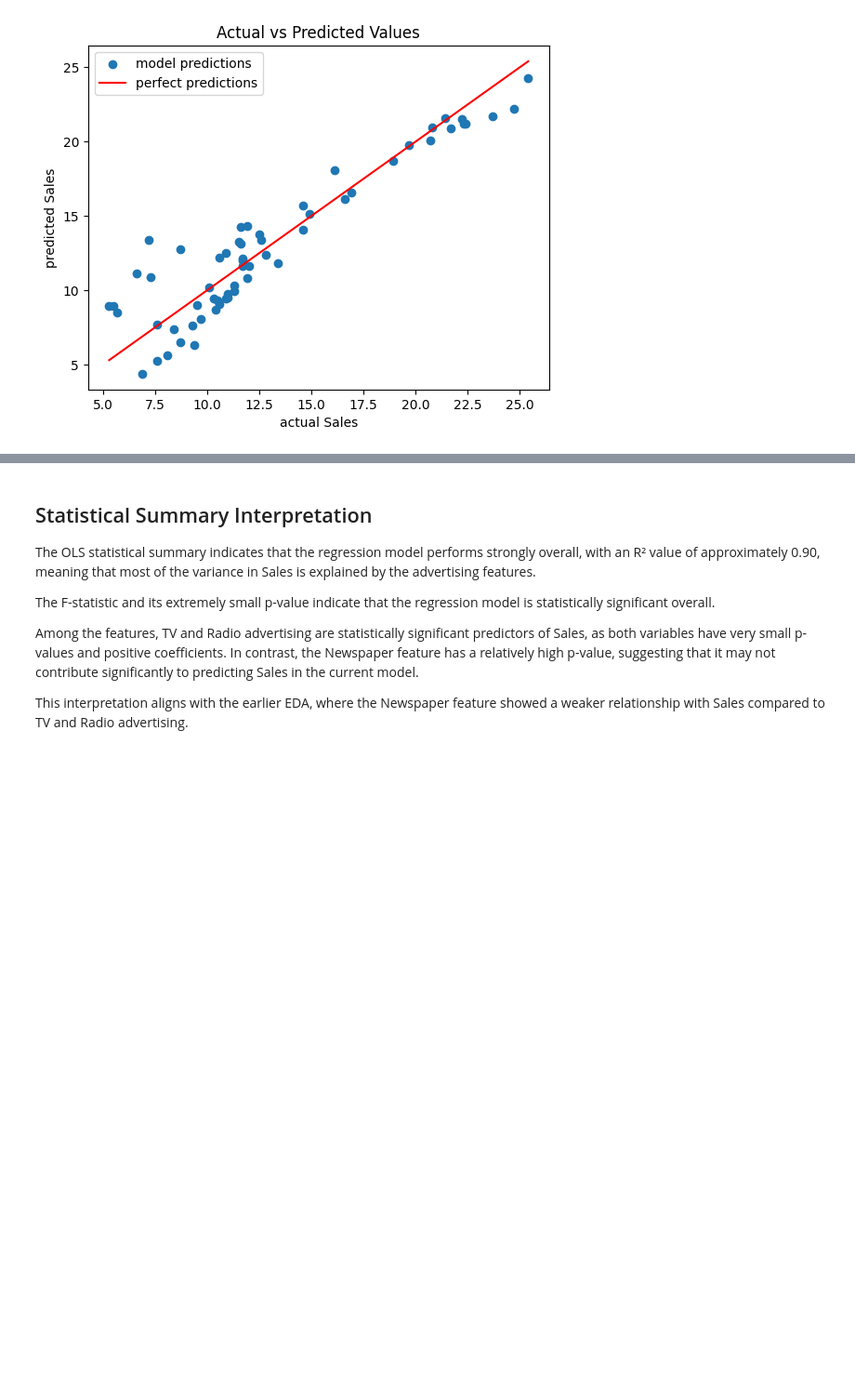
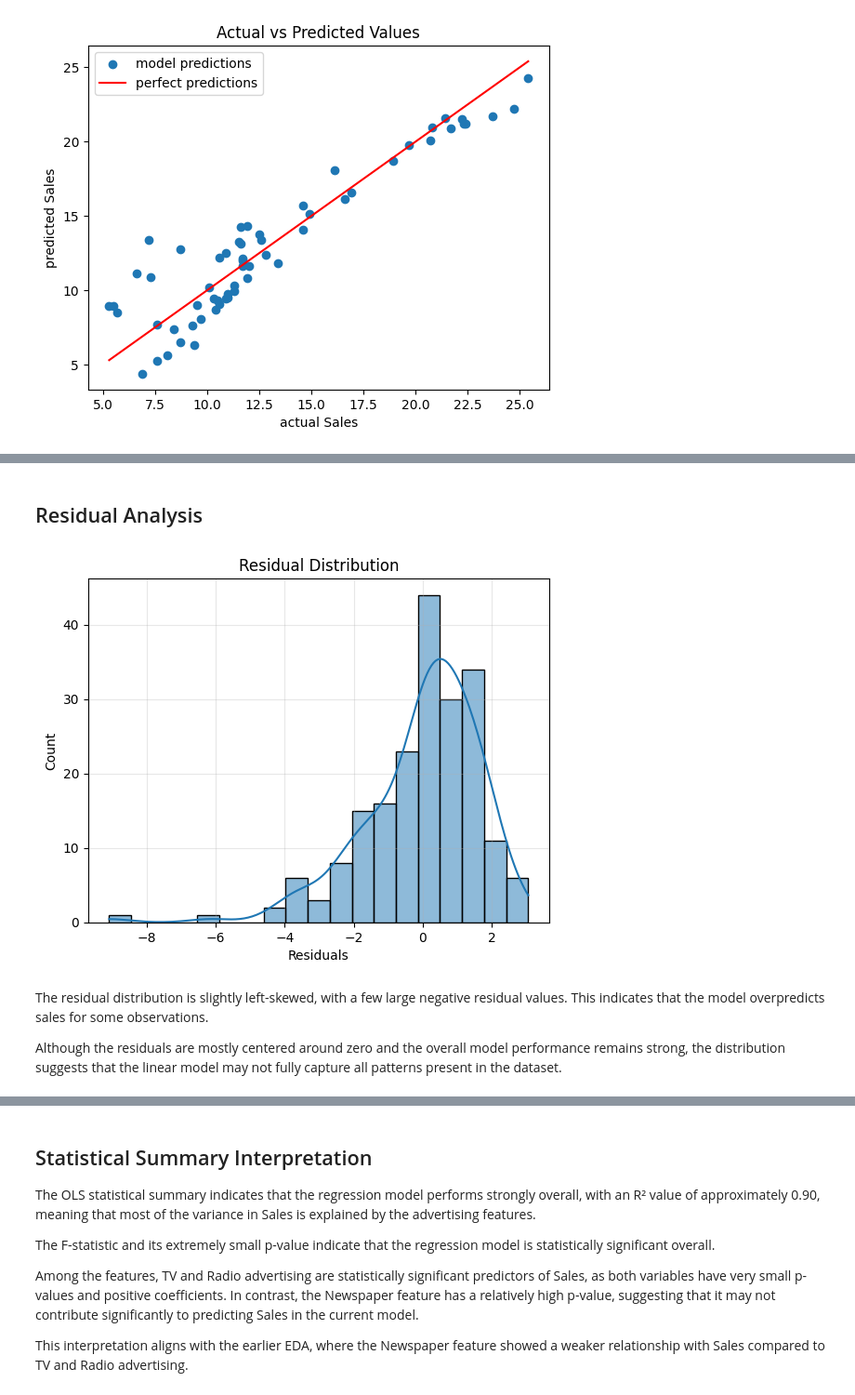
Before and after one commit to somil-18/Linear-Regression-Failure-Analysis, a Jupyter notebook: notebooks/2_baseline_linear_regression.ipynb, the cells around one changed output, grey strips where cells are left out. Shown at 93% size. Cells and saved outputs as stored; diff of their text form; code cells hidden in the pictures; blank space fills up the shorter version.

Commit message:
added residual histogram in baseline notebook

```diff
--- a/notebooks/2_baseline_linear_regression.ipynb
+++ b/notebooks/2_baseline_linear_regression.ipynb
@@ -126,3 +127,21 @@ Although some prediction errors are present, there are no extremely large deviat
+# %% [markdown]
+## Residual Analysis
+# %%
+# calculating residuals
+residuals = y - lr.predict(X)
+# %%
+sns.histplot(residuals, kde=True)
+
+plt.xlabel("Residuals")
+plt.title("Residual Distribution")
+plt.grid(alpha=0.3)
+plt.show()
+# %% [output]
+[figure, added]
+# %% [markdown]
+The residual distribution is slightly left-skewed, with a few large negative residual values. This indicates that the model overpredicts sales for some observations.
+
+Although the residuals are mostly centered around zero and the overall model performance remains strong, the distribution suggests that the linear model may not fully capture all patterns present in the dataset.
 # %%
 import statsmodels.api as sm
 
```
Also changed, not shown: parts of 4 cells of this notebook.
